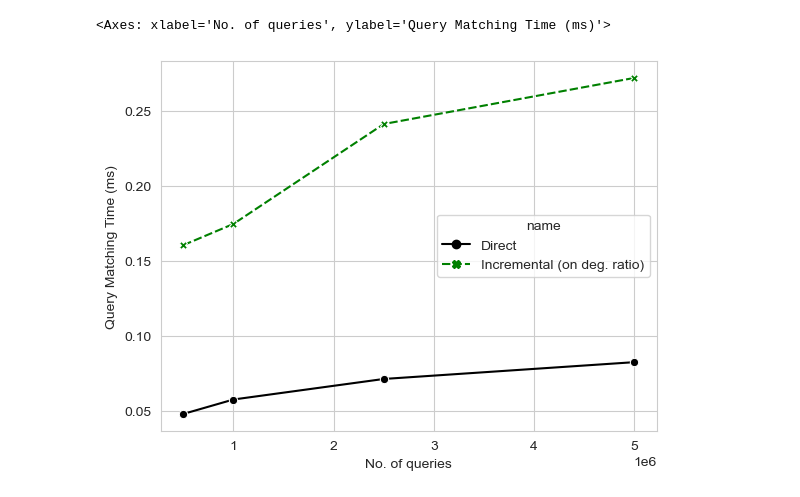
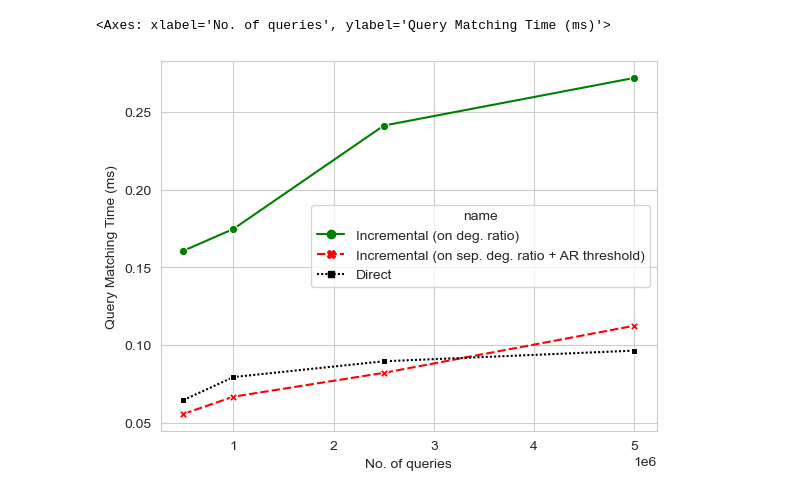
Before and after one commit to ThatUdeshUK/fast_extension, a Jupyter notebook: analysis/DescendingStratergy(Remote).ipynb, the cells around one changed output. Saved outputs shown, nothing was run; the diff lists cells and outputs as text; code cells hidden in the pictures.

Commit message:
Experiments on changing query size.

```diff
--- a/analysis/DescendingStratergy(Remote).ipynb
+++ b/analysis/DescendingStratergy(Remote).ipynb
@@ -3,12 +3,18 @@ import numpy as np
 import pandas as pd
 import seaborn as sns
 # %%
-res = pd.read_csv("../results_remote/output_places_US_knn_inc_vs_direct.csv")
+inc = pd.read_csv("../results_remote/output_places_US_knn_inc_vs_direct.csv")
+direct = pd.read_csv("../results_remote/output_places_US_knn.csv");
 
+res = pd.concat([
+    inc.loc[:, ['creation_time', 'search_time', 'num_queries', 'name']],
+    direct.loc[:, ['creation_time', 'search_time', 'num_queries', 'name']]
+])
 name_map = {
     "fast_inc_NO": "Incremental",
     "fast_NO": "Direct",
-    "fast_inc_deg_ratio_NO": "Incremental (on deg. ratio)"
+    "fast_inc_deg_ratio_NO": "Incremental (on deg. ratio)",
+    "fast_inc_new_NO": "Incremental (on sep. deg. ratio + AR threshold)"
 }
 res['name'] = res['name'].apply(lambda x: name_map[x])
 res = res[~(res['name'] == "Incremental")]
@@ -51,13 +70,13 @@ res[res['num_queries'] == 2500000]
 # %%
 search_res = res.loc[:, ['search_time', 'num_queries', 'name']]
 search_res['Query Matching Time (ms)'] = search_res['search_time'].apply(lambda x: x) / (search_res['num_queries'] * 1000000)
 search_res = search_res.rename(columns={"num_queries": "No. of queries"})
 # create_res['experiment'] = create_res['name'].apply(expName)
 
-sns.lineplot(x="No. of queries", y='Query Matching Time (ms)', hue='name', style='name', data=search_res, errorbar='sd', palette=['black', 'g', 'r'], markers=True)
+sns.lineplot(x="No. of queries", y='Query Matching Time (ms)', hue='name', style='name', data=search_res, errorbar=None, palette=['g', 'r', 'black'], markers=True)
 # %% [output]
 <Axes: xlabel='No. of queries', ylabel='Query Matching Time (ms)'>
-[figure, old version]
+[figure, new version]
 # %%
 # Optimization
 # - Custom iterator
```
Also changed, not shown: parts of 4 cells of this notebook, 15 other files.
